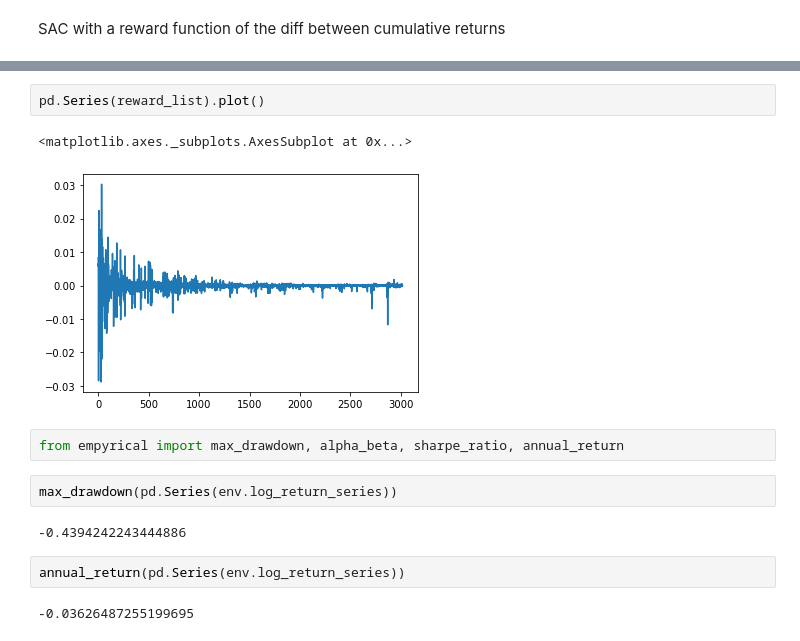
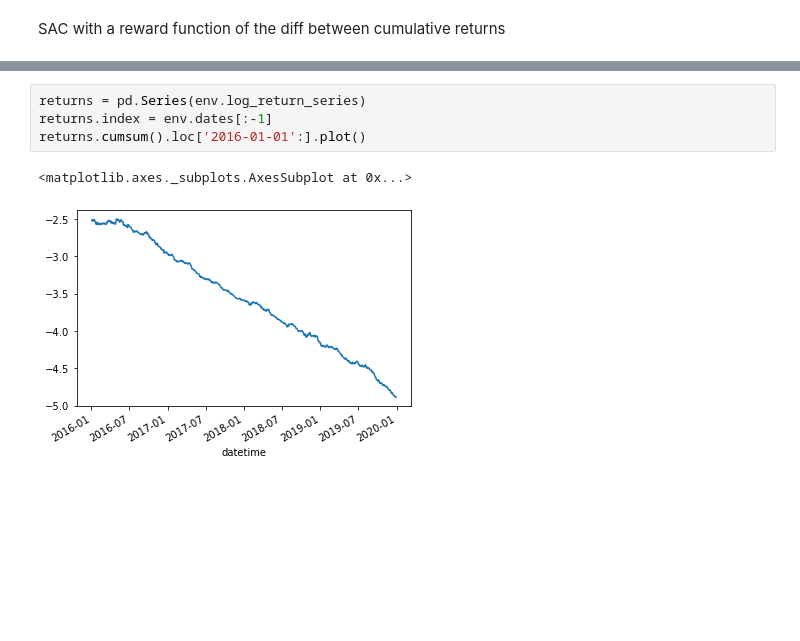
Before and after one commit to algotradingsoc/reinforcement_learning, a Jupyter notebook: Thomas/Validate RL models.ipynb, the cells around one changed output, grey strips where cells are left out. Drawn from its saved outputs; the diff is of its cells as text; blank space fills up the shorter version.

```diff
--- a/Thomas/Validate RL models.ipynb
+++ b/Thomas/Validate RL models.ipynb
@@ -733,15 +774,7 @@ pd.Series(reward_list).cumsum().plot()
-# %%
-pd.Series(reward_list).plot()
-# %% [output]
-<matplotlib.axes._subplots.AxesSubplot at 0x...>
-[figure, removed]
-# %%
-from empyrical import max_drawdown, alpha_beta, sharpe_ratio, annual_return
-# %%
-max_drawdown(pd.Series(env.log_return_series))
-# %% [output]
--0.4394242243444886
-# %%
-annual_return(pd.Series(env.log_return_series))
-# %% [output]
--0.03626487255199695
+# %%
+returns = pd.Series(env.log_return_series)
+returns.index = env.dates[:-1]
+returns.cumsum().loc['2016-01-01':].plot()
+# %% [output]
+<matplotlib.axes._subplots.AxesSubplot at 0x...>
+[figure, added]
```
Also changed, not shown: parts of 12 cells of this notebook, 3 other files.
